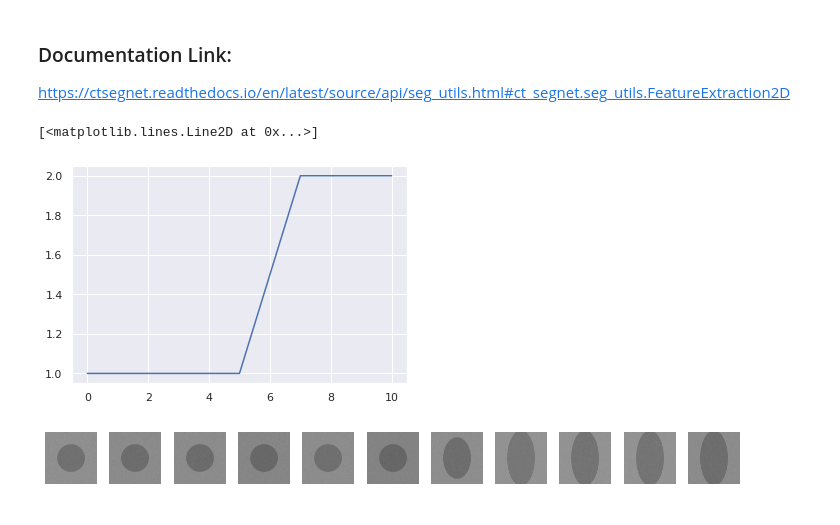
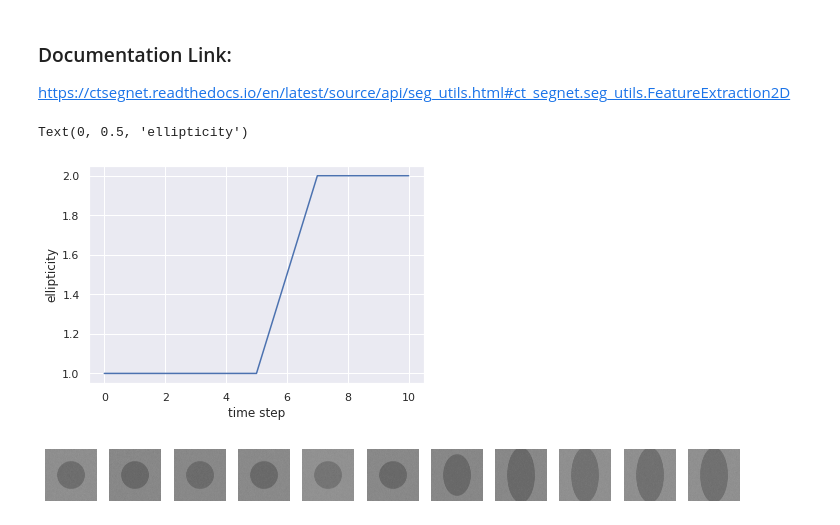
Before and after one commit to aniketkt/CTSegNet, a Jupyter notebook: notebooks/test_FeatureExtraction2D_ellipticity.ipynb, the cells around one changed output. Saved outputs shown, nothing was run; the diff lists cells and outputs as text; code cells hidden in the pictures.

```diff
--- a/notebooks/test_FeatureExtraction2D_ellipticity.ipynb
+++ b/notebooks/test_FeatureExtraction2D_ellipticity.ipynb
@@ -59,9 +59,11 @@ ea_vals = np.concatenate([np.ones(t1), np.linspace(1,ea,t2), ea*np.ones(t3)], ax
 nsteps = len(ea_vals)
 # %%
 plt.plot(ea_vals)
+plt.xlabel("time step")
+plt.ylabel("ellipticity")
 # %% [output]
-[<matplotlib.lines.Line2D at 0x...>]
+Text(0, 0.5, 'ellipticity')
-[figure, old version]
+[figure, new version]
 # %%
 from ct_segnet.seg_utils import FeatureExtraction2D
 # %%
```
Also changed, not shown: parts of 8 cells of this notebook, 1 other file.
